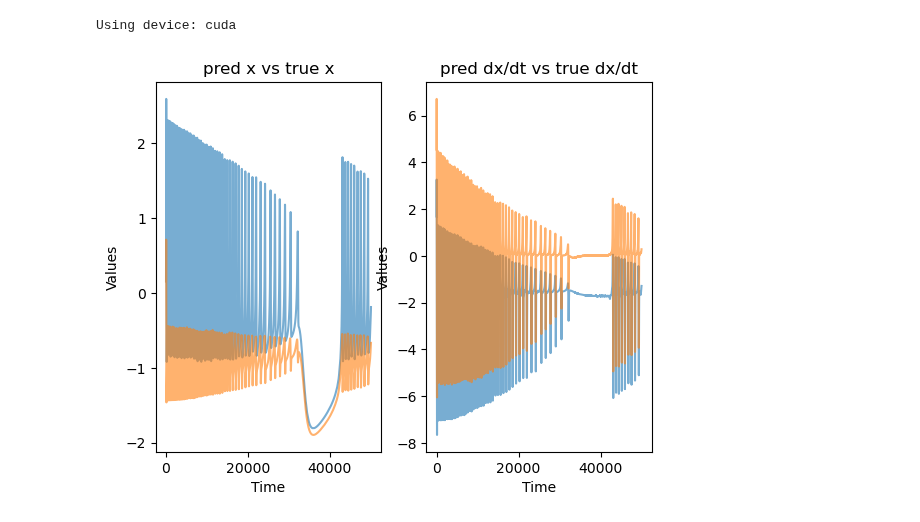
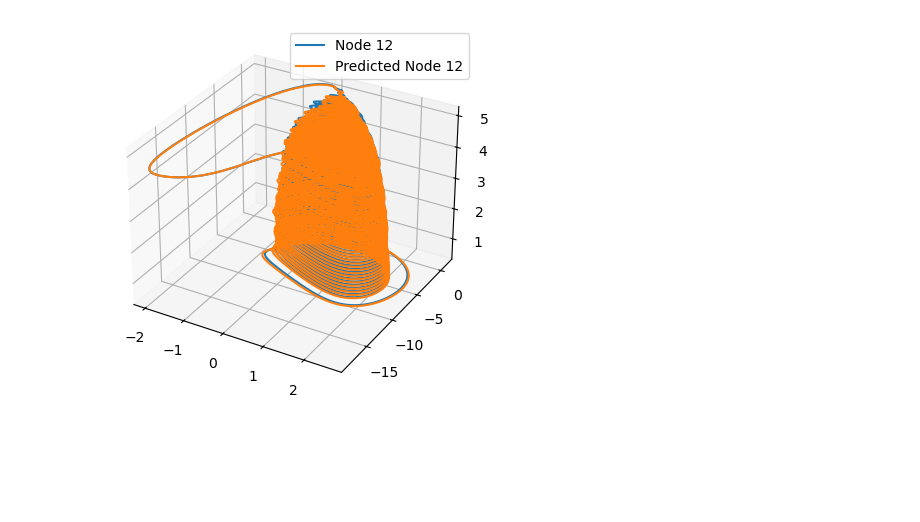
Before and after one commit to hudsongshields/GraphFEX, a Jupyter notebook: HR/data/simulate_data.ipynb, the cells around one changed output. Drawn from its saved outputs; the diff is of its cells as text; code cells hidden in the pictures; blank space fills up the shorter version.

```diff
--- a/HR/data/simulate_data.ipynb
+++ b/HR/data/simulate_data.ipynb
@@ -3,8 +3,8 @@ import numpy as np
 import pandas as pd
 import matplotlib.pyplot as plt
 # %%
-data = pd.read_csv('HR_timeseries_BA.csv')
-adj_matrix = pd.read_csv('BA_Nnodes100_Adj_deg_7_1.csv', header=None)
+data = pd.read_csv('HR_timeseries_BA_deg_10_0.csv')
+adj_matrix = pd.read_csv('BA_Nnodes100_Adj_deg_10_0.csv', header=None)
 
 num_nodes = adj_matrix.shape[0]
 data = data.values.reshape(len(data), num_nodes, -1)
@@ -24,88 +13,70 @@ from math import exp
 
 def dx_dt(t, x, y, z, neighbors, coupling_coeffs):
     self_dynamics = lambda x, y, z: (
-        -0.707 * z
-        - 0.909 * (x**3)
-        + 2.519 * (x**2)
-        + 0.890 * y
+        -1.0001*x**3 + 2.9995*x**2 + 1.0*y - 1.0*z + 3.2416
     )
 
     inter_dynamics = lambda x_i, x_j: (
-        ((-0.182 * x_i) + 0.779)
-        * (0.059 * (1 / (1 + exp(-x_j))) + 0.076)
+        (0.29983835 - 0.149891*x_i) * (1/(1 + exp(-x_j)))
     )
 
-    dx = self_dynamics(x, y, z)
-
+    dx = self_dynamics(x, y, z) + 3.24
     for a_ij, neighbor in zip(coupling_coeffs, neighbors):
         if a_ij != 0:
             dx += a_ij * inter_dynamics(x, neighbor[t, 0])
+    dy = -5 * x**2 - y + 1.000
+    dz = 0.004 * (4 * (x + 1.6) - z)
 
-    return dx
+    return dx, dy, dz
 # %%
 from FEX.utils.numerical_deriv import NumericalDeriv
 
 node_idx = 12
 
 dt = 0.01
 
-resolution_factor = 1
 true_dx_dt = NumericalDeriv(data, dt=0.01)
 
 data_init = data[0, node_idx, :]
 
 # Correct: shape is (num_nodes, timesteps, 3)
 neighbors = np.transpose(data, (1, 0, 2))
 
 # Correct: row for node 12, not column 12
 coupling_coeffs = adj_matrix.iloc[node_idx].to_numpy(dtype=float)
 
 x_values = data[:, node_idx, 0]
 y_values = data[:, node_idx, 1]
 z_values = data[:, node_idx, 2]
 
-pred_x_values = [data_init[0]]
-
-dx_dt_values = []
+predicted_states = np.empty_like(data[:, node_idx, :], dtype=float)
+predicted_states[0] = data[0, node_idx, :]
 
 for t in range(len(data) - 1):
+    true_current_state = data[t, node_idx]
+    current_state = predicted_states[t]
+
     dx_dt_curr = dx_dt(
         t,
-        x_values[t],
-        y_values[t],
-        z_values[t],
+        current_state[0],
+        current_state[1],
+        current_state[2],
         neighbors,
-        coupling_coeffs
+        coupling_coeffs,
     )
-    dx_dt_values.append(float(dx_dt_curr))
 
-for t in range(len(data) - 1):
-    dx_dt_curr = dx_dt(
-        t,
-        pred_x_values[-1],
-        y_values[t],
-        z_values[t],
-        neighbors,
-        coupling_coeffs
+    predicted_states[t + 1] = (
+        current_state + dt * np.asarray(dx_dt_curr)
     )
-    x_next = pred_x_values[-1] + dt * dx_dt_curr
-    pred_x_values.append(float(x_next))
 
-
-fig, ax = plt.subplots(1, 2)
-ax[0].plot(x_values, alpha=0.6)
-ax[0].plot(pred_x_values, alpha=0.6)
-ax[0].set_title('pred x vs true x')
-ax[0].set_xlabel('Time')
-ax[0].set_ylabel('Values')
-
-ax[1].plot(dx_dt_values, alpha=0.6)
-ax[1].plot(true_dx_dt[:, node_idx, 0], alpha=0.6)
-ax[1].set_title('pred dx/dt vs true dx/dt')
-ax[1].set_xlabel('Time')
-ax[1].set_ylabel('Values')
-
+fig = plt.figure()
+ax = plt.axes(projection='3d')
+true_x = data[:,12,0]
+true_y = data[:,12,1]
+true_z = data[:,12,2]
+ax.plot(true_x, true_y, true_z, label='Node 12')
+ax.plot(predicted_states[:, 0], predicted_states[:, 1], predicted_states[:, 2], label='Predicted Node 12')
+ax.legend()
 plt.show()
 # %% [output]
-Using device: cuda
-[figure, old version]
+[figure, new version]
```
Also changed, not shown: parts of 4 cells of this notebook, 23 other files.
